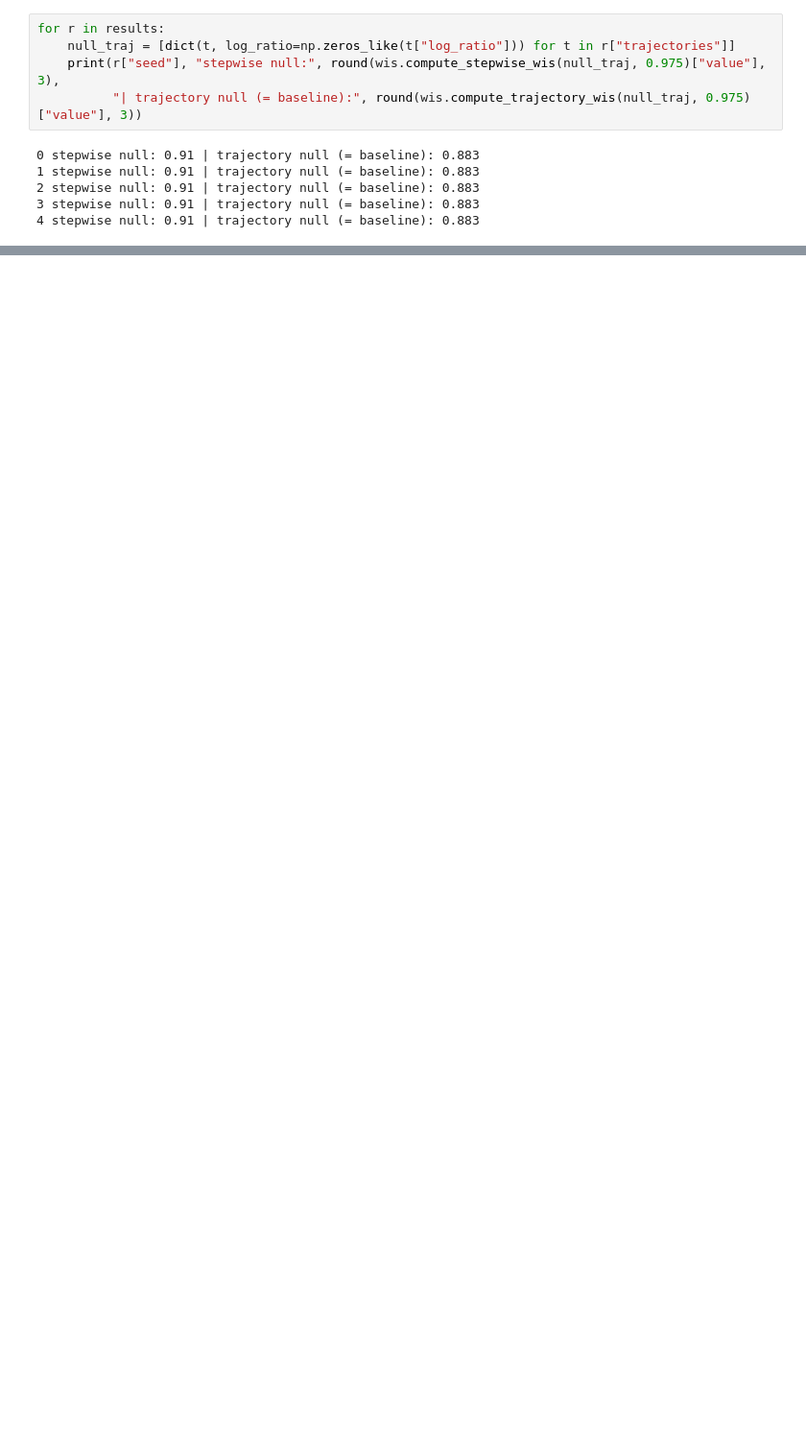
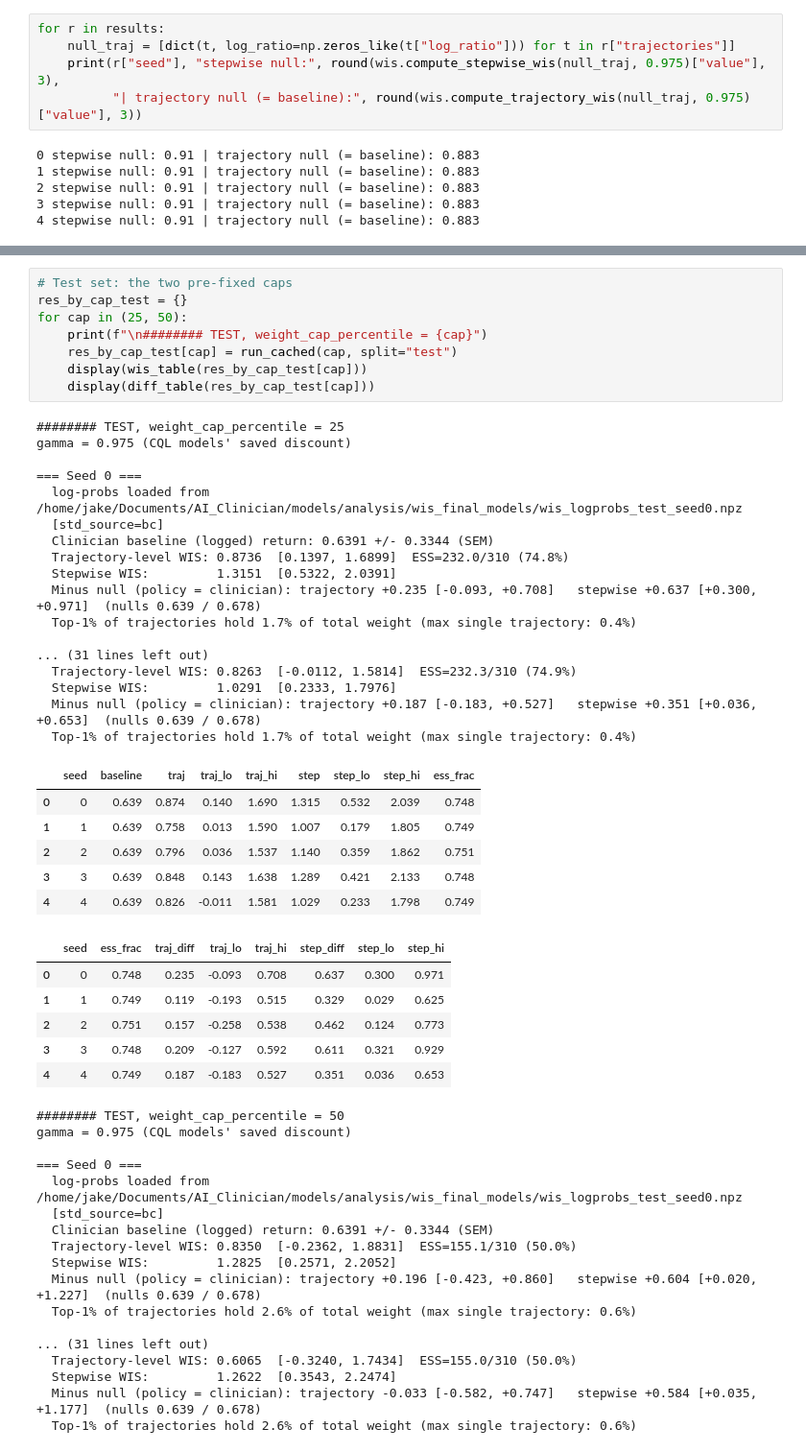
Before and after one commit to jakeormond/ai_clinician_pediatric_rl, a Jupyter notebook: src/rl/evaluate_wis.ipynb, the cells around one changed output, grey strips where cells are left out. Shown at 96% size. Cells and saved outputs as stored; diff of their text form; blank space fills up the shorter version.

```diff
--- a/src/rl/evaluate_wis.ipynb
+++ b/src/rl/evaluate_wis.ipynb
@@ -289,0 +322,55 @@ cap 50
+# %%
+# Test set: the two pre-fixed caps
+res_by_cap_test = {}
+for cap in (25, 50):
+    print(f"\n######## TEST, weight_cap_percentile = {cap}")
+    res_by_cap_test[cap] = run_cached(cap, split="test")
+    display(wis_table(res_by_cap_test[cap]))
+    display(diff_table(res_by_cap_test[cap]))
+# %% [output]
+######## TEST, weight_cap_percentile = 25
+gamma = 0.975 (CQL models' saved discount)
+
+=== Seed 0 ===
+  log-probs loaded from /home/jake/Documents/AI_Clinician/models/analysis/wis_final_models/wis_logprobs_test_seed0.npz
+  [std_source=bc]
+  Clinician baseline (logged) return: 0.6391 +/- 0.3344 (SEM)
+  Trajectory-level WIS: 0.8736  [0.1397, 1.6899]  ESS=232.0/310 (74.8%)
+  Stepwise WIS:         1.3151  [0.5322, 2.0391]
+  Minus null (policy = clinician): trajectory +0.235 [-0.093, +0.708]   stepwise +0.637 [+0.300, +0.971]  (nulls 0.639 / 0.678)
+  Top-1% of trajectories hold 1.7% of total weight (max single trajectory: 0.4%)
+
+... (31 lines left out)
+  Trajectory-level WIS: 0.8263  [-0.0112, 1.5814]  ESS=232.3/310 (74.9%)
+  Stepwise WIS:         1.0291  [0.2333, 1.7976]
+  Minus null (policy = clinician): trajectory +0.187 [-0.183, +0.527]   stepwise +0.351 [+0.036, +0.653]  (nulls 0.639 / 0.678)
+  Top-1% of trajectories hold 1.7% of total weight (max single trajectory: 0.4%)
+|  | seed | baseline | traj | traj_lo | traj_hi | step | step_lo | step_hi | ess_frac |
+| 0 | 0 | 0.639 | 0.874 | 0.140 | 1.690 | 1.315 | 0.532 | 2.039 | 0.748 |
+| 1 | 1 | 0.639 | 0.758 | 0.013 | 1.590 | 1.007 | 0.179 | 1.805 | 0.749 |
+| 2 | 2 | 0.639 | 0.796 | 0.036 | 1.537 | 1.140 | 0.359 | 1.862 | 0.751 |
+| 3 | 3 | 0.639 | 0.848 | 0.143 | 1.638 | 1.289 | 0.421 | 2.133 | 0.748 |
+| 4 | 4 | 0.639 | 0.826 | -0.011 | 1.581 | 1.029 | 0.233 | 1.798 | 0.749 |
+|  | seed | ess_frac | traj_diff | traj_lo | traj_hi | step_diff | step_lo | step_hi |
+| 0 | 0 | 0.748 | 0.235 | -0.093 | 0.708 | 0.637 | 0.300 | 0.971 |
+| 1 | 1 | 0.749 | 0.119 | -0.193 | 0.515 | 0.329 | 0.029 | 0.625 |
+| 2 | 2 | 0.751 | 0.157 | -0.258 | 0.538 | 0.462 | 0.124 | 0.773 |
+| 3 | 3 | 0.748 | 0.209 | -0.127 | 0.592 | 0.611 | 0.321 | 0.929 |
+| 4 | 4 | 0.749 | 0.187 | -0.183 | 0.527 | 0.351 | 0.036 | 0.653 |
+######## TEST, weight_cap_percentile = 50
+gamma = 0.975 (CQL models' saved discount)
+
+=== Seed 0 ===
+  log-probs loaded from /home/jake/Documents/AI_Clinician/models/analysis/wis_final_models/wis_logprobs_test_seed0.npz
+  [std_source=bc]
+  Clinician baseline (logged) return: 0.6391 +/- 0.3344 (SEM)
+  Trajectory-level WIS: 0.8350  [-0.2362, 1.8831]  ESS=155.1/310 (50.0%)
+  Stepwise WIS:         1.2825  [0.2571, 2.2052]
+  Minus null (policy = clinician): trajectory +0.196 [-0.423, +0.860]   stepwise +0.604 [+0.020, +1.227]  (nulls 0.639 / 0.678)
+  Top-1% of trajectories hold 2.6% of total weight (max single trajectory: 0.6%)
+
+... (31 lines left out)
+  Trajectory-level WIS: 0.6065  [-0.3240, 1.7434]  ESS=155.0/310 (50.0%)
+  Stepwise WIS:         1.2622  [0.3543, 2.2474]
+  Minus null (policy = clinician): trajectory -0.033 [-0.582, +0.747]   stepwise +0.584 [+0.035, +1.177]  (nulls 0.639 / 0.678)
+  Top-1% of trajectories hold 2.6% of total weight (max single trajectory: 0.6%)
```
Also changed, not shown: parts of 8 cells of this notebook, 1 other file.
